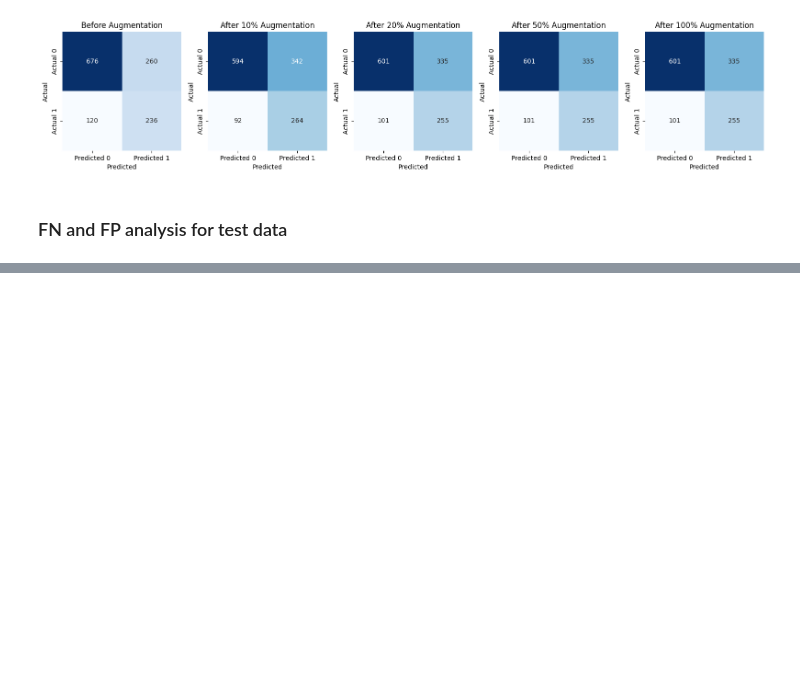
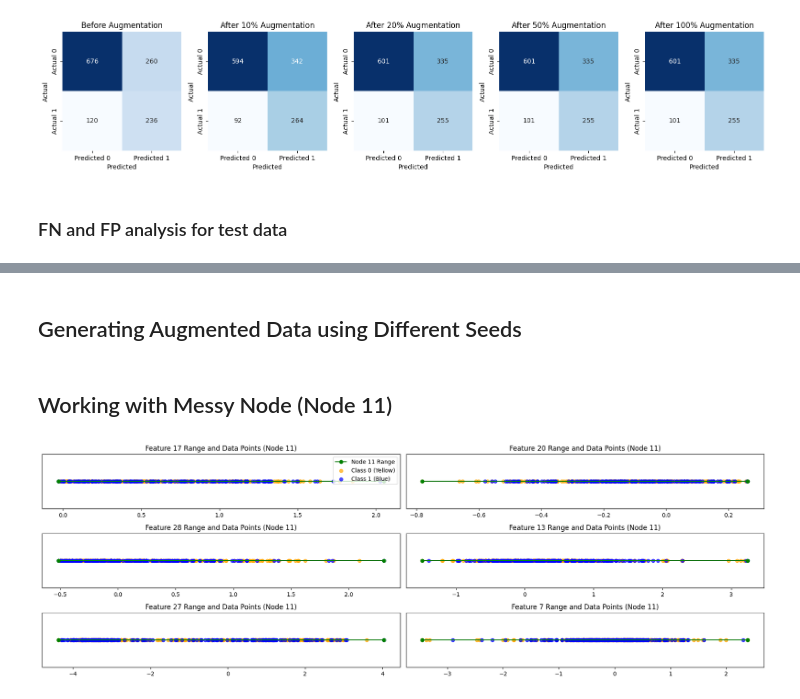
Before and after one commit to AsifAhmedShodip/MyRecourseProject, a Jupyter notebook: notebooks/ACES_dataset_decision_tree.ipynb, the cells around one changed output, grey strips where cells are left out. Drawn from its saved outputs; the diff is of its cells as text; code cells hidden in the pictures; blank space fills up the shorter version.

```diff
--- a/notebooks/ACES_dataset_decision_tree.ipynb
+++ b/notebooks/ACES_dataset_decision_tree.ipynb
@@ -1321,0 +1039,2 @@ Accuracy: 0.63
+# %% [markdown]
+## Generating Augmented Data using Different Seeds
@@ -1321,0 +1166,2 @@ Accuracy: 0.63
+# %% [markdown]
+## Working with Messy Node (Node 11)
@@ -1321,0 +1268,46 @@ Accuracy: 0.63
+# %%
+def calculate_node_feature_ranges(tree_model, X_train, y_train, target_node_id, features):
+    leaf_ids = tree_model.apply(X_train)
+    samples_in_node = X_train.iloc[leaf_ids == target_node_id]
+
+    node_ranges = {}
+    for feature in features:
+        min_value = samples_in_node.iloc[:, feature].min()
+        max_value = samples_in_node.iloc[:, feature].max()
+        node_ranges[feature] = (min_value, max_value)
+
+    return node_ranges, samples_in_node
+
+features_to_plot = [17, 20, 28, 13, 27, 7]
+ranges_node_11, node_11_samples = calculate_node_feature_ranges(best_model, X_train, y_train, target_node_id=11, features=features_to_plot)
+
+def plot_feature_ranges_node_11(features, ranges, node_samples, node_labels, point_color_class_0="orange", point_color_class_1="blue"):
+    fig, axs = plt.subplots(3, 2, figsize=(18, 6))
+    axs = axs.flatten()
+
+    for i, feature in enumerate(features):
+        feature_range = ranges.get(feature, (None, None))
+
+        if feature_range[0] is not None and feature_range[1] is not None:
+            axs[i].plot(feature_range, [0, 0], marker='o', color='green', label=f"Node 11 Range")
+
+        class_0_points = node_samples[feature][node_labels == 0]
+        class_1_points = node_samples[feature][node_labels == 1]
+
+        axs[i].scatter(class_0_points, [0] * len(class_0_points), color=point_color_class_0, alpha=0.7, label="Class 0 (Yellow)")
+        axs[i].scatter(class_1_points, [0] * len(class_1_points), color=point_color_class_1, alpha=0.7, label="Class 1 (Blue)")
+
+        axs[i].set_title(f"Feature {feature} Range and Data Points (Node 11)")
+        axs[i].set_yticks([])
+
+    axs[0].legend(loc="upper right")
+
+    for j in range(i + 1, len(axs)):
+        axs[j].axis("off")
+
+    plt.tight_layout()
+    plt.show()
+
+plot_feature_ranges_node_11(features_to_plot, ranges_node_11, node_11_samples, y_train[leaf_ids == 11])
+# %% [output]
+[figure, added]
```
Also changed, not shown: parts of 29 cells of this notebook, 10 other files.
